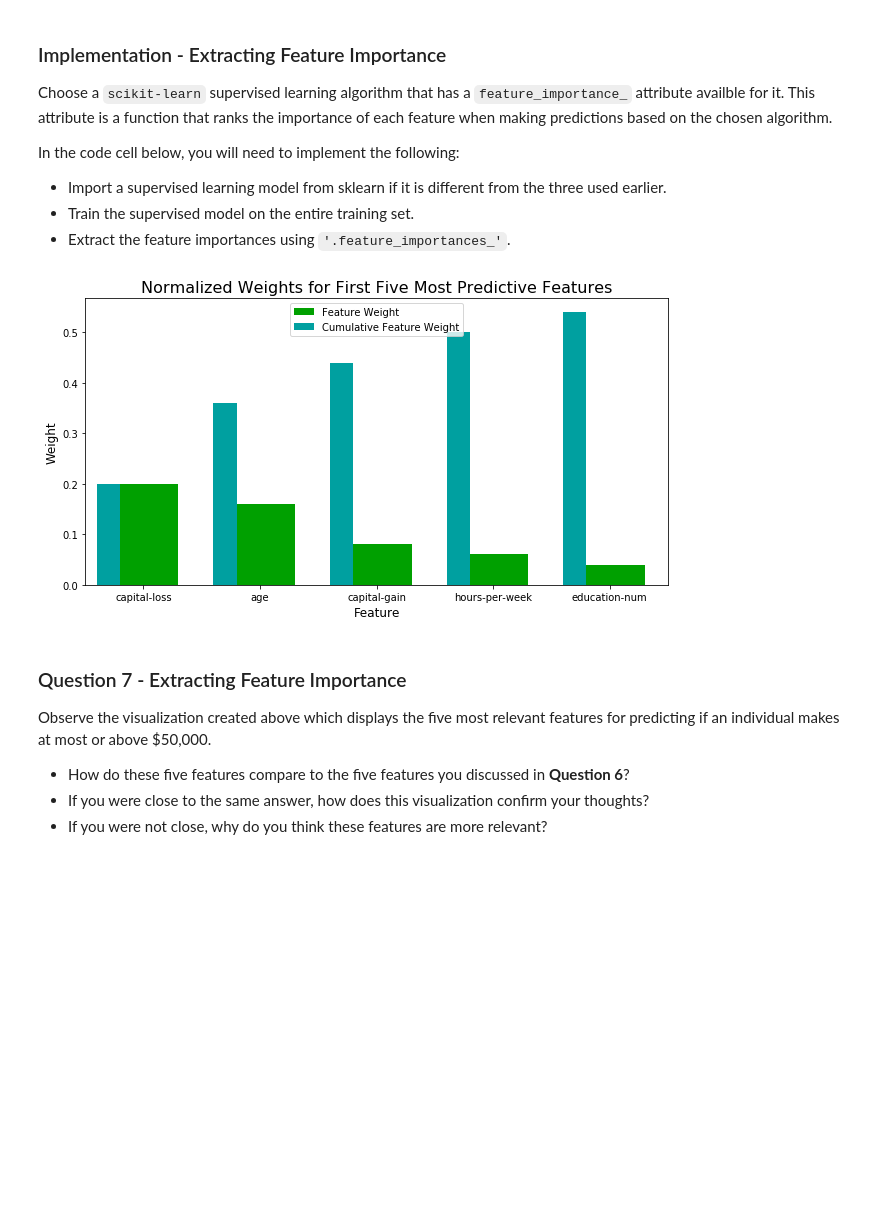
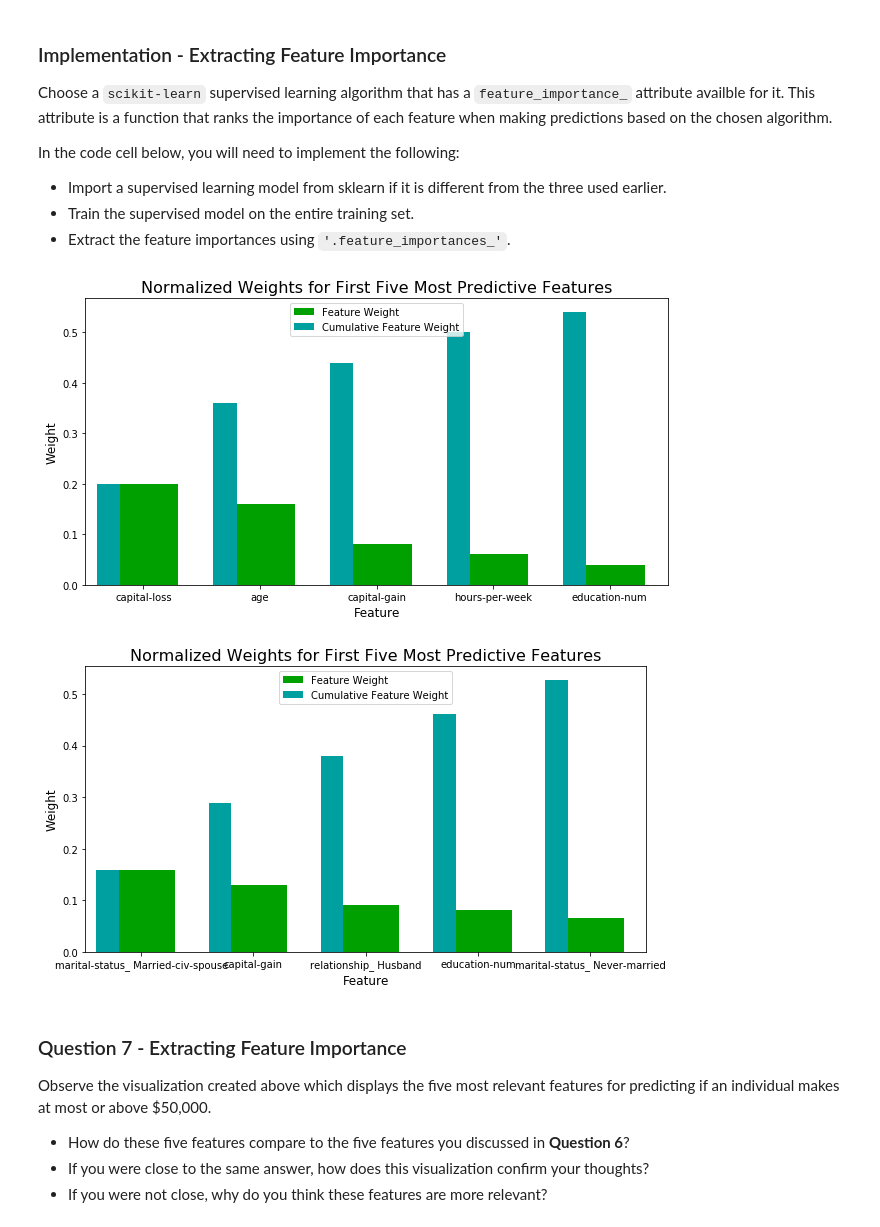
Before and after one commit to stelar-3023/finding_donors, a Jupyter notebook: Finding Donors for CharityML.ipynb, the cells around one changed output. Drawn from its saved outputs; the diff is of its cells as text; code cells hidden in the pictures; blank space fills up the shorter version.

```diff
--- a/Finding Donors for CharityML.ipynb
+++ b/Finding Donors for CharityML.ipynb
@@ -489,7 +507,8 @@ clf = RandomForestClassifier(random_state=42)
 # TODO: Create the parameters list you wish to tune, using a dictionary if needed.
 # HINT: parameters = {'parameter_1': [value1, value2], 'parameter_2': [value1, value2]}
 parameters = {'n_estimators': [100],
-             'max_depth': [8]}
+             'max_depth': [10],
+             'max_features': [6]}
 
 # TODO: Make an fbeta_score scoring object using make_scorer()
 scorer = make_scorer(fbeta_score, beta=0.5)
@@ -579,19 +598,23 @@ In the code cell below, you will need to implement the following:
 # %%
 # TODO: Import a supervised learning model that has 'feature_importances_'
 from sklearn.ensemble import AdaBoostClassifier
 clf = AdaBoostClassifier(random_state=543)
 
 
 # TODO: Train the supervised model on the training set using .fit(X_train, y_train)
 model = clf.fit(X_train, y_train)
 
 # TODO: Extract the feature importances using .feature_importances_
 importances = clf.feature_importances_
+importances_2 = best_clf.feature_importances_
+
 
 # Plot
 vs.feature_plot(importances, X_train, y_train)
+vs.feature_plot(importances_2, X_train, y_train)
 # %% [output]
 [figure]
+[figure, added]
 # %% [markdown]
 ### Question 7 - Extracting Feature Importance
 
```
Also changed, not shown: parts of 9 cells of this notebook, 1 other file.
